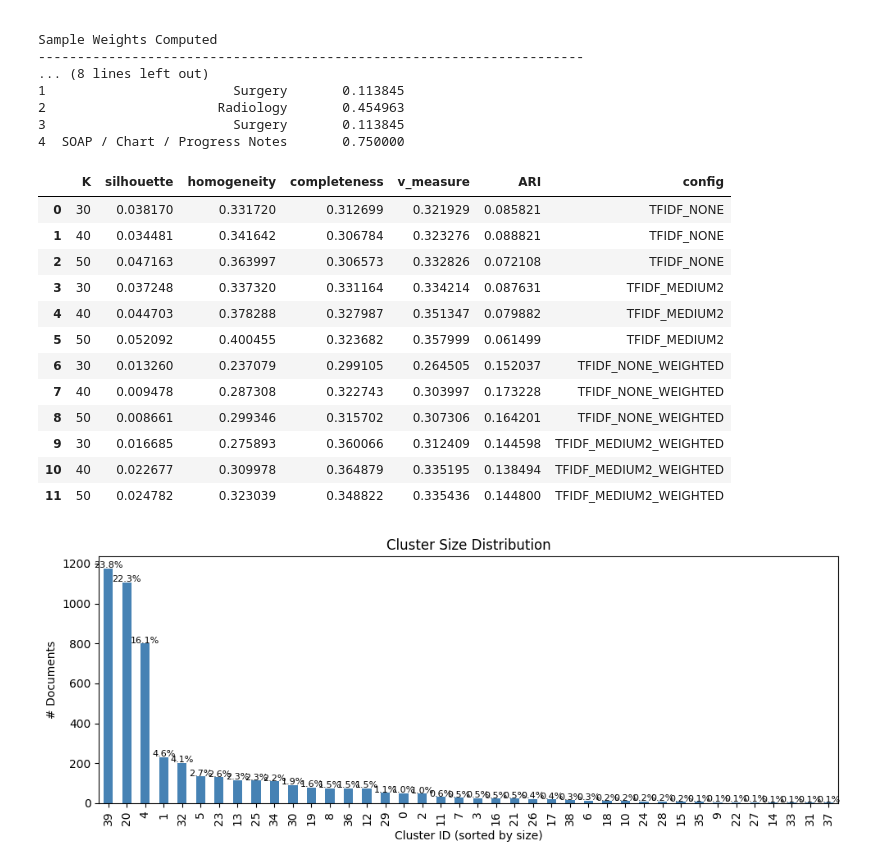
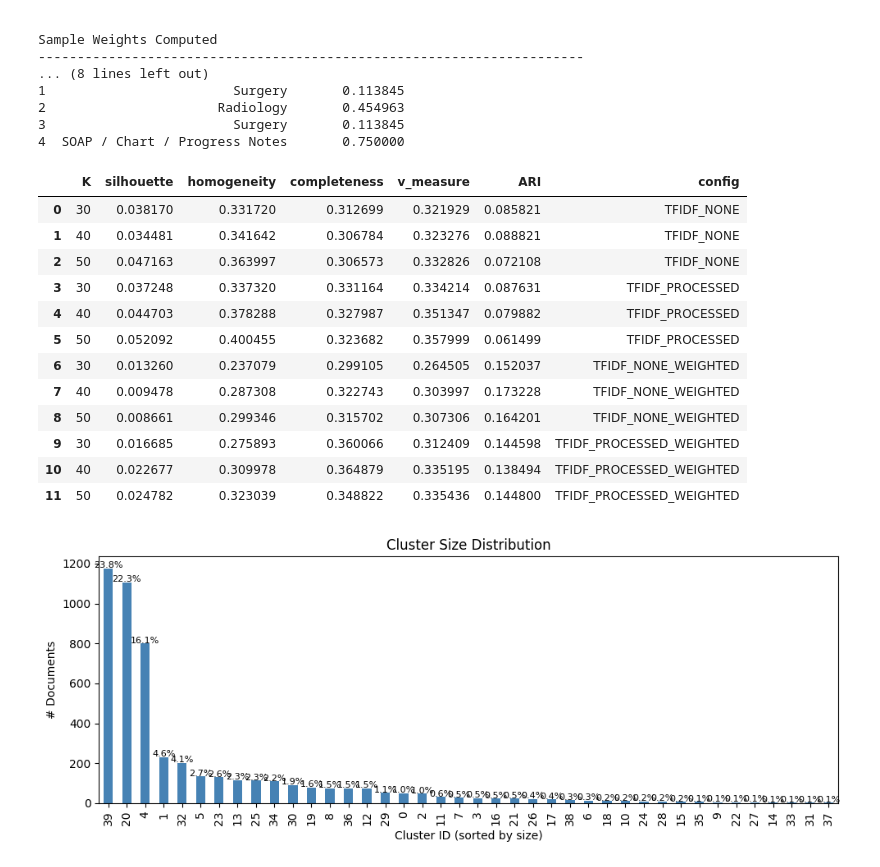
Before and after one commit to CarlaMalo/MedNLP-Multitask, a Jupyter notebook: Task1/Task_1.ipynb, the cells around one changed output. Saved outputs shown, nothing was run; the diff lists cells and outputs as text; code cells hidden in the pictures.

```diff
--- a/Task1/Task_1.ipynb
+++ b/Task1/Task_1.ipynb
@@ -544,7 +543,7 @@ res_med2 = run_kmeans_experiment(X_med2)  # This config's clustering is saved in
 res_none["config"] = "TFIDF_NONE"
 # res_min["config"]  = "MINIMAL"
 # res_med["config"]  = "MEDIUM"
-res_med2["config"]  = "TFIDF_MEDIUM2"
+res_med2["config"]  = "TFIDF_PROCESSED"
 # res_full["config"] = "FULL"
 
 results_all = pd.concat([res_none, res_med2], ignore_index=True)
@@ -860,43 +859,43 @@ def run_kmeans_weighted(X, sample_weight=None):
         })
 
         if K == K_true:
             df["cluster"] = labels
 
     return pd.DataFrame(results)
 
 
 res_none_weighted = run_kmeans_weighted(
     X_none,
     sample_weight=df["sample_weight"].values
 )
 
 res_med2_weighted = run_kmeans_weighted(
     X_med2,
     sample_weight=df["sample_weight"].values
 )
 
 res_none_weighted["config"] = "TFIDF_NONE_WEIGHTED"
 # res_min["config"]  = "MINIMAL"
 # res_med["config"]  = "MEDIUM"
-res_med2_weighted["config"]  = "TFIDF_MEDIUM2_WEIGHTED"
+res_med2_weighted["config"]  = "TFIDF_PROCESSED_WEIGHTED"
 # res_full["config"] = "FULL"
 
 results_all = pd.concat([res_none, res_med2,res_none_weighted, res_med2_weighted], ignore_index=True)
 results_all
 # %% [output]
 |  | K | silhouette | homogeneity | completeness | v_measure | ARI | config |
 | 0 | 30 | 0.038170 | 0.331720 | 0.312699 | 0.321929 | 0.085821 | TFIDF_NONE |
 | 1 | 40 | 0.034481 | 0.341642 | 0.306784 | 0.323276 | 0.088821 | TFIDF_NONE |
 | 2 | 50 | 0.047163 | 0.363997 | 0.306573 | 0.332826 | 0.072108 | TFIDF_NONE |
-| 3 | 30 | 0.037248 | 0.337320 | 0.331164 | 0.334214 | 0.087631 | TFIDF_MEDIUM2 |
-| 4 | 40 | 0.044703 | 0.378288 | 0.327987 | 0.351347 | 0.079882 | TFIDF_MEDIUM2 |
-| 5 | 50 | 0.052092 | 0.400455 | 0.323682 | 0.357999 | 0.061499 | TFIDF_MEDIUM2 |
+| 3 | 30 | 0.037248 | 0.337320 | 0.331164 | 0.334214 | 0.087631 | TFIDF_PROCESSED |
+| 4 | 40 | 0.044703 | 0.378288 | 0.327987 | 0.351347 | 0.079882 | TFIDF_PROCESSED |
+| 5 | 50 | 0.052092 | 0.400455 | 0.323682 | 0.357999 | 0.061499 | TFIDF_PROCESSED |
 | 6 | 30 | 0.013260 | 0.237079 | 0.299105 | 0.264505 | 0.152037 | TFIDF_NONE_WEIGHTED |
 | 7 | 40 | 0.009478 | 0.287308 | 0.322743 | 0.303997 | 0.173228 | TFIDF_NONE_WEIGHTED |
 | 8 | 50 | 0.008661 | 0.299346 | 0.315702 | 0.307306 | 0.164201 | TFIDF_NONE_WEIGHTED |
-| 9 | 30 | 0.016685 | 0.275893 | 0.360066 | 0.312409 | 0.144598 | TFIDF_MEDIUM2_WEIGHTED |
-| 10 | 40 | 0.022677 | 0.309978 | 0.364879 | 0.335195 | 0.138494 | TFIDF_MEDIUM2_WEIGHTED |
-| 11 | 50 | 0.024782 | 0.323039 | 0.348822 | 0.335436 | 0.144800 | TFIDF_MEDIUM2_WEIGHTED |
+| 9 | 30 | 0.016685 | 0.275893 | 0.360066 | 0.312409 | 0.144598 | TFIDF_PROCESSED_WEIGHTED |
+| 10 | 40 | 0.022677 | 0.309978 | 0.364879 | 0.335195 | 0.138494 | TFIDF_PROCESSED_WEIGHTED |
+| 11 | 50 | 0.024782 | 0.323039 | 0.348822 | 0.335436 | 0.144800 | TFIDF_PROCESSED_WEIGHTED |
 # %%
 # # 	K	silhouette	homogeneity	completeness	v_measure	ARI	config
 # # 0	30	0.038170	0.331720	0.312699	0.321929	0.085821	NONE
```
Also changed, not shown: parts of 11 cells of this notebook.
